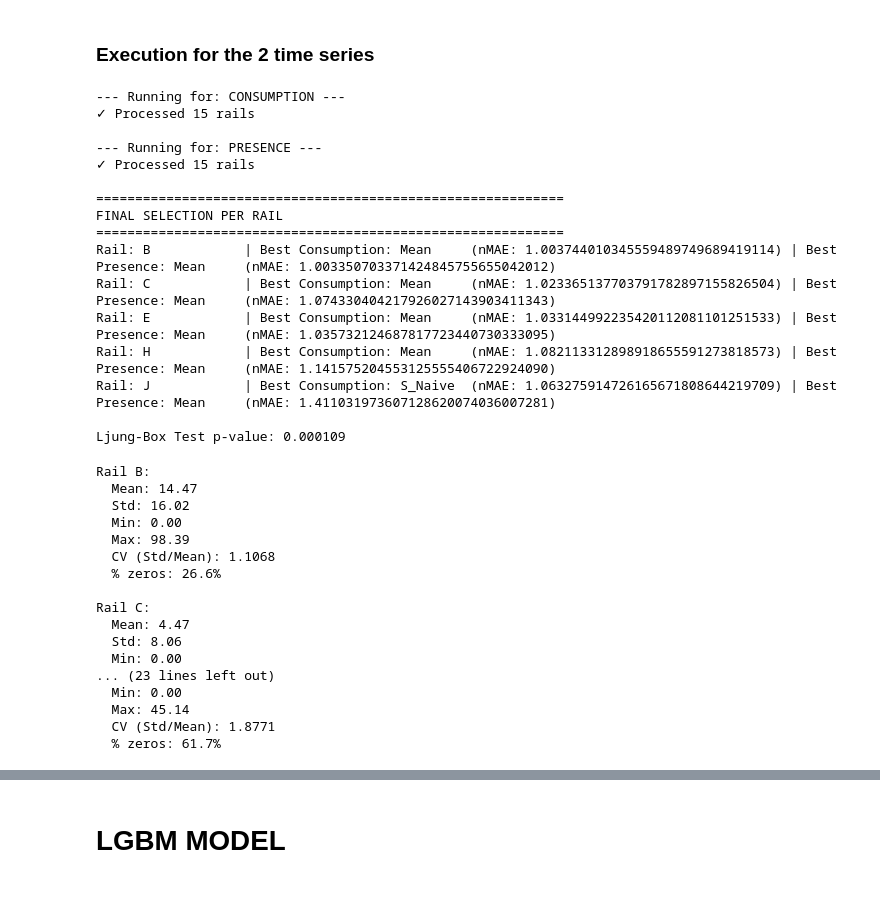
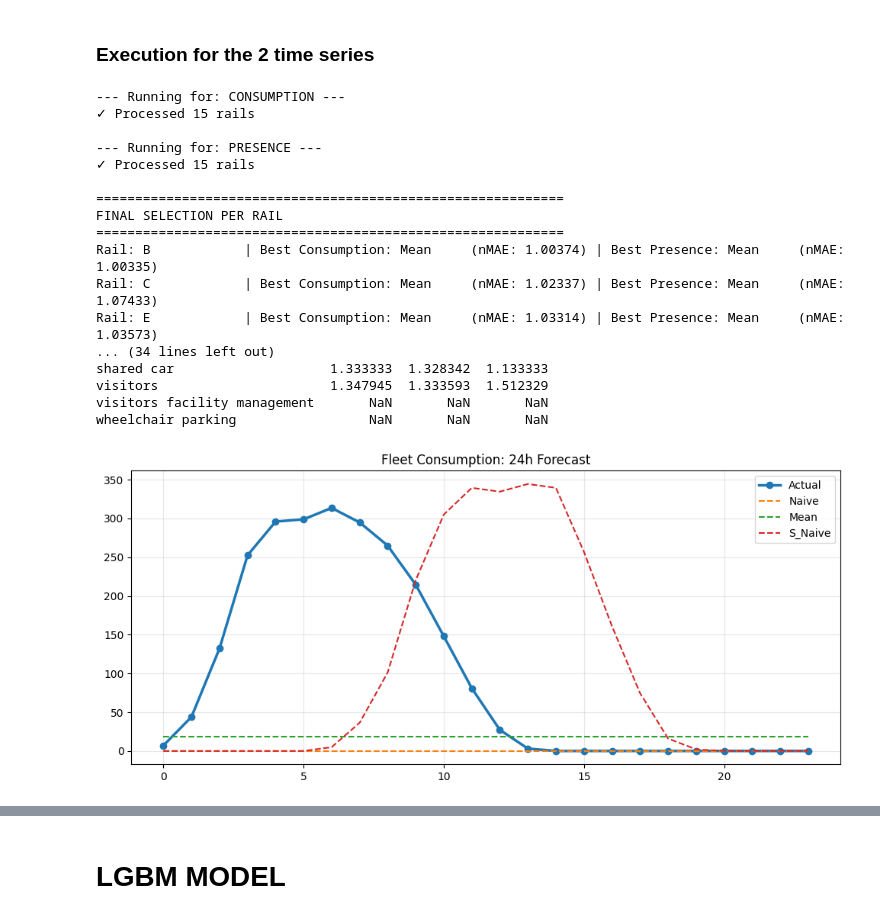
Before and after one commit to ManuCa93/time_series_final, a Jupyter notebook: notebook.ipynb, the cells around one changed output, grey strips where cells are left out. Drawn from its saved outputs; the diff is of its cells as text; code cells hidden in the pictures.

```diff
--- a/notebook.ipynb
+++ b/notebook.ipynb
@@ -546,69 +560,59 @@ def rolling_window_eval(ts_data, h_ahead=24, window_size=168):
 df_bench_c = run_pipeline('consumption', rail_ts['consumption'], 'green')
 df_bench_p = run_pipeline('presence', rail_ts['presence'], 'blue')
 
 # 5. MODEL SELECTION
 print("\n" + "="*60)
 print("FINAL SELECTION PER RAIL")
 print("="*60)
 
 for rail in rail_ts['consumption'].columns[:5]:
     best_c, nmae_c = get_best_model(rail, df_bench_c)
     best_p, nmae_p = get_best_model(rail, df_bench_p)
-    print(f"Rail: {rail:12} | Best Consumption: {best_c:8} (nMAE: {nmae_c:.30f}) | Best Presence: {best_p:8} (nMAE: {nmae_p:.30f})")
+    print(f"Rail: {rail:12} | Best Consumption: {best_c:8} (nMAE: {nmae_c:.5f}) | Best Presence: {best_p:8} (nMAE: {nmae_p:.5f})")
 
 # 6. RESIDUAL
 split_date = '2023-03-15 23:00:00'
 h_ahead = 24
 residuals_f = fleet_ts['consumption'].loc[pd.to_datetime(split_date) + pd.Timedelta(hours=1):].iloc[:h_ahead].values - \
               seasonal_naive(fleet_ts['consumption'].loc[:split_date], h_ahead).values.ravel()
 
 lb_test = sm.stats.acorr_ljungbox(residuals_f, lags=[10], return_df=True)
 print(f"\nLjung-Box Test p-value: {lb_test['lb_pvalue'].iloc[0]:.6f}")
+
+# Stampa risultati
+print(df_bench_c)
+print("\n")
+print(df_bench_p)
+
+# Plot: Fleet Consumption Forecast
+train_f = fleet_ts['consumption'].loc[:'2023-03-15 23:00:00']
+test_f = fleet_ts['consumption'].loc['2023-03-16 06:00:00':].iloc[:24]
+
+fig, ax = plt.subplots(figsize=(12, 5))
+ax.plot(test_f.values, marker='o', label='Actual', linewidth=2.5)
+ax.plot(naive(train_f, 24).values, linestyle='--', label='Naive', linewidth=1.5)
+ax.plot(mean_fc(train_f, 24).values, linestyle='--', label='Mean', linewidth=1.5)
+ax.plot(seasonal_naive(train_f, 24).values, linestyle='--', label='S_Naive', linewidth=1.5)
+ax.set_title('Fleet Consumption: 24h Forecast')
+ax.legend()
+ax.grid(True, alpha=0.3)
+plt.show()
 # %% [output]
 --- Running for: CONSUMPTION ---
 ✓ Processed 15 rails
 
 --- Running for: PRESENCE ---
 ✓ Processed 15 rails
 
 ============================================================
 FINAL SELECTION PER RAIL
 ============================================================
-Rail: B            | Best Consumption: Mean     (nMAE: 1.003744010345559489749689419114) | Best Presence: Mean     (nMAE: 1.003350703371424845755655042012)
-Rail: C            | Best Consumption: Mean     (nMAE: 1.023365137703791782897155826504) | Best Presence: Mean     (nMAE: 1.074330404217926027143903411343)
-Rail: E            | Best Consumption: Mean     (nMAE: 1.033144992235420112081101251533) | Best Presence: Mean     (nMAE: 1.035732124687817723440730333095)
-Rail: H            | Best Consumption: Mean     (nMAE: 1.082113312898918655591273818573) | Best Presence: Mean     (nMAE: 1.141575204553125555406722924090)
-Rail: J            | Best Consumption: S_Naive  (nMAE: 1.063275914726165671808644219709) | Best Presence: Mean     (nMAE: 1.411031973607128620074036007281)
-
-Ljung-Box Test p-value: 0.000109
+Rail: B            | Best Consumption: Mean     (nMAE: 1.00374) | Best Presence: Mean     (nMAE: 1.00335)
+Rail: C            | Best Consumption: Mean     (nMAE: 1.02337) | Best Presence: Mean     (nMAE: 1.07433)
+Rail: E            | Best Consumption: Mean     (nMAE: 1.03314) | Best Presence: Mean     (nMAE: 1.03573)
+... (34 lines left out)
+shared car                    1.333333  1.328342  1.133333
+visitors                      1.347945  1.333593  1.512329
+visitors facility management       NaN       NaN       NaN
+wheelchair parking                 NaN       NaN       NaN
+[figure, added]
-# %%
-# Verifica la variabilità nei dati
-for rail in ['B', 'C', 'E', 'H', 'J']:
-    ts = rail_ts['consumption'][rail]
-    train = ts.loc[:'2023-03-15 23:00:00']
-
-    print(f"\nRail {rail}:")
-    print(f"  Mean: {train.mean():.2f}")
-    print(f"  Std: {train.std():.2f}")
-    print(f"  Min: {train.min():.2f}")
-    print(f"  Max: {train.max():.2f}")
-    print(f"  CV (Std/Mean): {train.std()/train.mean():.4f}")
-    print(f"  % zeros: {(train == 0).sum() / len(train) * 100:.1f}%")
-# %% [output]
-Rail B:
-  Mean: 14.47
-  Std: 16.02
-  Min: 0.00
-  Max: 98.39
-  CV (Std/Mean): 1.1068
-  % zeros: 26.6%
-
-Rail C:
-  Mean: 4.47
-  Std: 8.06
-  Min: 0.00
-... (23 lines left out)
-  Min: 0.00
-  Max: 45.14
-  CV (Std/Mean): 1.8771
-  % zeros: 61.7%
```
Also changed, not shown: parts of 7 cells of this notebook.
